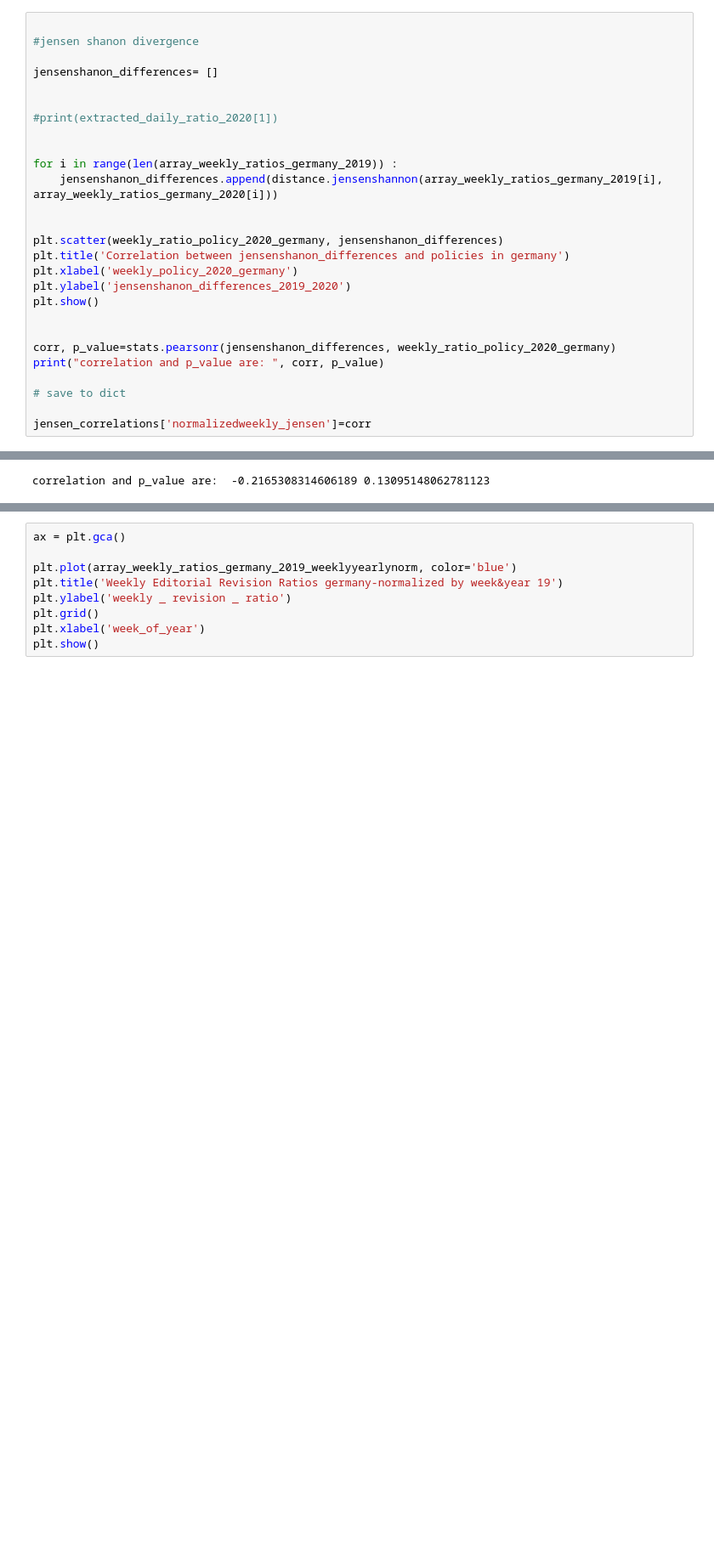
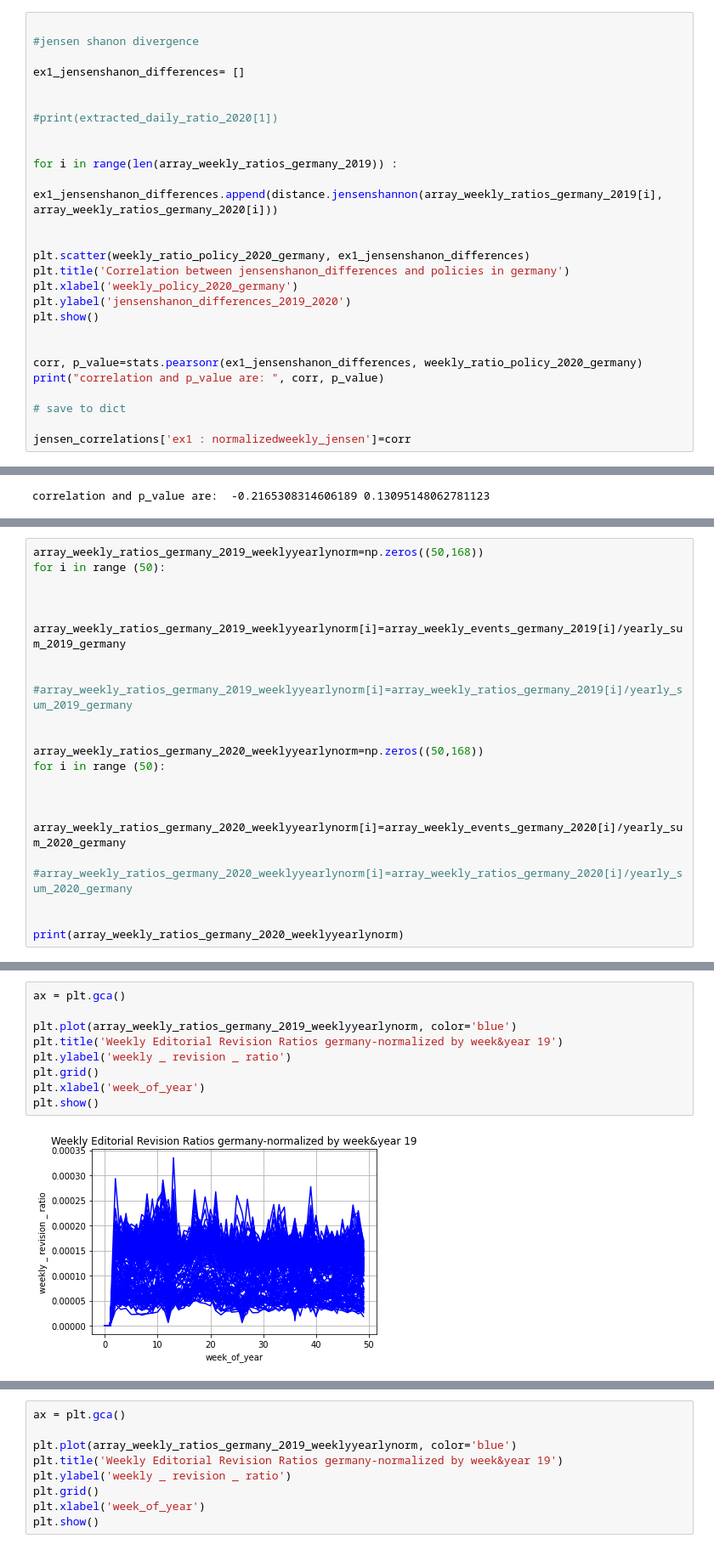
Before and after one commit to L-ansari/Wikipedia_Rhythms, a Jupyter notebook: notebooks/updated-germany.ipynb, the cells around one changed output, grey strips where cells are left out. Shown at 85% size. Drawn from its saved outputs; the diff is of its cells as text; blank space fills up the shorter version.

```diff
--- a/notebooks/updated-germany.ipynb
+++ b/notebooks/updated-germany.ipynb
@@ -1177,29 +1178,29 @@ print(earth_correlations)
 
 #jensen shanon divergence
 
-jensenshanon_differences= []
+ex1_jensenshanon_differences= []
 
 
 #print(extracted_daily_ratio_2020[1])
 
 
 for i in range(len(array_weekly_ratios_germany_2019)) :
-    jensenshanon_differences.append(distance.jensenshannon(array_weekly_ratios_germany_2019[i], array_weekly_ratios_germany_2020[i]))
+    ex1_jensenshanon_differences.append(distance.jensenshannon(array_weekly_ratios_germany_2019[i], array_weekly_ratios_germany_2020[i]))
 
 
-plt.scatter(weekly_ratio_policy_2020_germany, jensenshanon_differences)
+plt.scatter(weekly_ratio_policy_2020_germany, ex1_jensenshanon_differences)
 plt.title('Correlation between jensenshanon_differences and policies in germany')
 plt.xlabel('weekly_policy_2020_germany')
 plt.ylabel('jensenshanon_differences_2019_2020')
 plt.show()
 
 
-corr, p_value=stats.pearsonr(jensenshanon_differences, weekly_ratio_policy_2020_germany)
+corr, p_value=stats.pearsonr(ex1_jensenshanon_differences, weekly_ratio_policy_2020_germany)
 print("correlation and p_value are: ", corr, p_value)
 
 # save to dict
 
-jensen_correlations['normalizedweekly_jensen']=corr
+jensen_correlations['ex1 : normalizedweekly_jensen']=corr
 # %% [output]
 [figure]
 correlation and p_value are:  -0.2165308314606189 0.13095148062781123
@@ -1231,0 +1235,19 @@ plt.show()
+# %%
+array_weekly_ratios_germany_2019_weeklyyearlynorm=np.zeros((50,168))
+for i in range (50):
+
+
+    array_weekly_ratios_germany_2019_weeklyyearlynorm[i]=array_weekly_events_germany_2019[i]/yearly_sum_2019_germany
+
+    #array_weekly_ratios_germany_2019_weeklyyearlynorm[i]=array_weekly_ratios_germany_2019[i]/yearly_sum_2019_germany
+
+
+array_weekly_ratios_germany_2020_weeklyyearlynorm=np.zeros((50,168))
+for i in range (50):
+
+
+    array_weekly_ratios_germany_2020_weeklyyearlynorm[i]=array_weekly_events_germany_2020[i]/yearly_sum_2020_germany
+    #array_weekly_ratios_germany_2020_weeklyyearlynorm[i]=array_weekly_ratios_germany_2020[i]/yearly_sum_2020_germany
+
+
+print(array_weekly_ratios_germany_2020_weeklyyearlynorm)
@@ -1231,0 +1268,11 @@ plt.show()
+# %%
+ax = plt.gca()
+
+plt.plot(array_weekly_ratios_germany_2019_weeklyyearlynorm, color='blue')
+plt.title('Weekly Editorial Revision Ratios germany-normalized by week&year 19')
+plt.ylabel('weekly _ revision _ ratio')
+plt.grid()
+plt.xlabel('week_of_year')
+plt.show()
+# %% [output]
+[figure, added]
```
Also changed, not shown: parts of 46 cells of this notebook, 2 other files.
